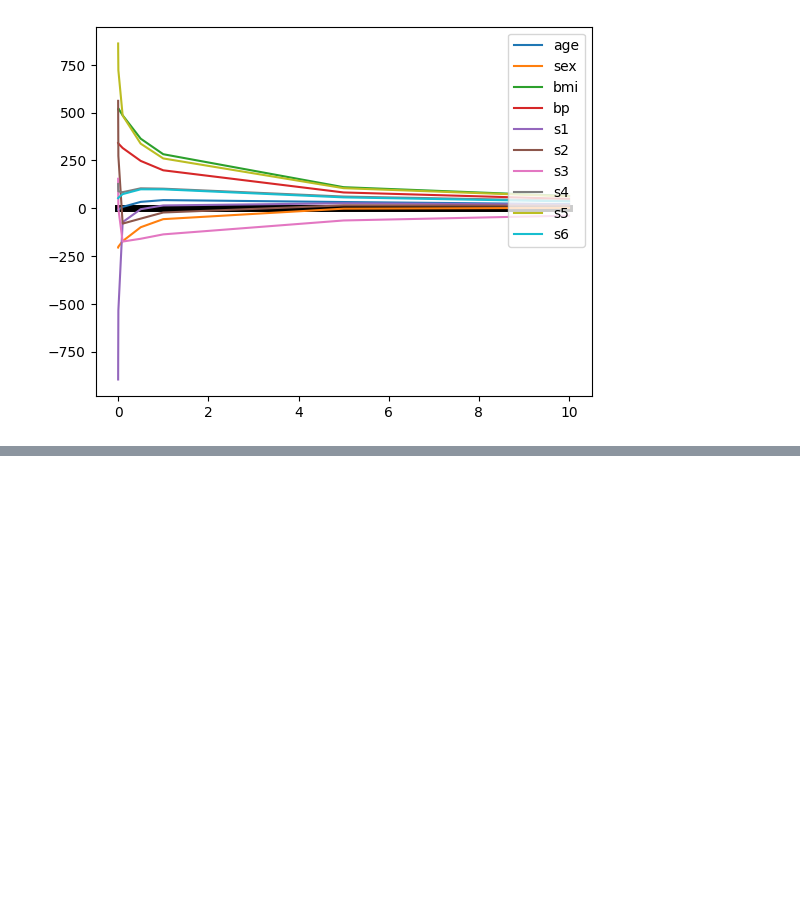
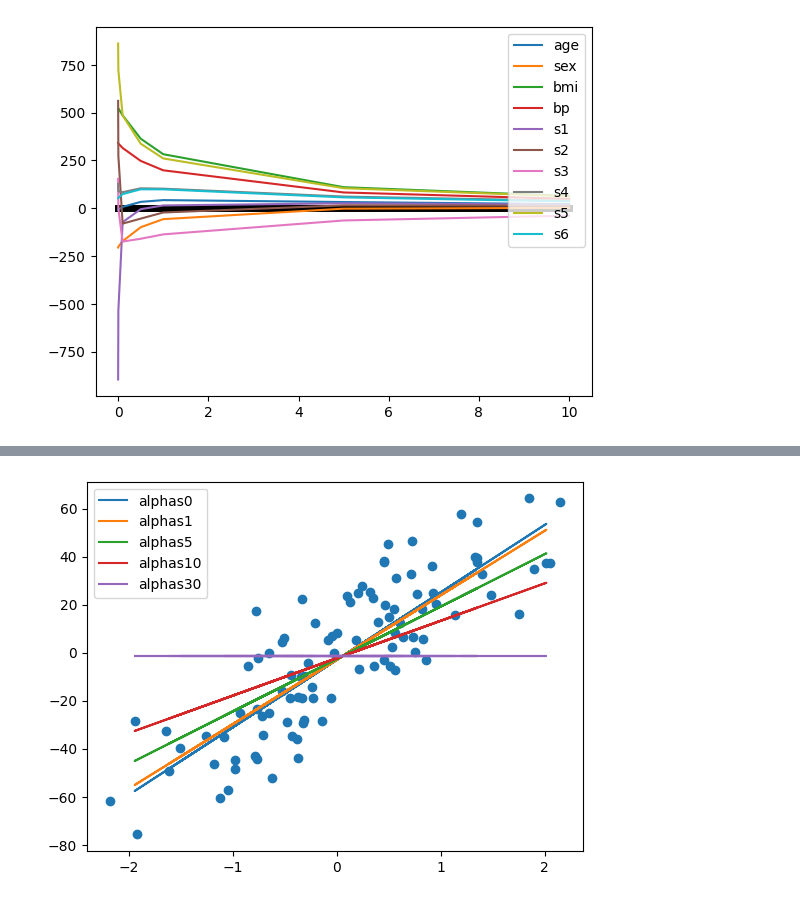
Before and after one commit to yogesh3i/Data_Science_Machine_Learning, a Jupyter notebook: Day 14 -Lenear_ Regression/Practice.ipynb, the cells around one changed output, grey strips where cells are left out. Saved outputs shown, nothing was run; the diff lists cells and outputs as text; code cells hidden in the pictures; blank space fills up the shorter version.

```diff
--- a/Day 14 -Lenear_ Regression/Practice.ipynb
+++ b/Day 14 -Lenear_ Regression/Practice.ipynb
@@ -562,0 +576,14 @@ plt.legend()
+# %%
+x,y = make_regression(n_samples=100, n_features= 1, n_informative= 1, noise=20, random_state=13)
+# %%
+x_train,x_test,y_train,y_test = train_test_split(x,y,test_size=0.2)
+# %%
+#Lets see the result using Linear regression first and then will move to Lasso and will try to optimize the error
+
+from sklearn.linear_model import LinearRegression
+
+plt.scatter(x,y)
+reg = LinearRegression()
+reg.fit(x_train,y_train)
+print('Coef. m=',reg.coef_)
+print('Intercept c =',reg.intercept_)
@@ -562,0 +594,13 @@ plt.legend()
+# %%
+# Now lets apply Lasso regressin for different values of alpha
+alphas= [0,1,5,10,30]
+plt.scatter(x,y)
+
+for i in alphas:
+    L=Lasso(alpha=i)
+    L.fit(x_train,y_train)
+    plt.plot(x_test,L.predict(x_test),label = 'alphas{}'.format(i))
+plt.legend()
+plt.show()
+# %% [output]
+[figure, added]
```
Also changed, not shown: parts of 9 cells of this notebook.
